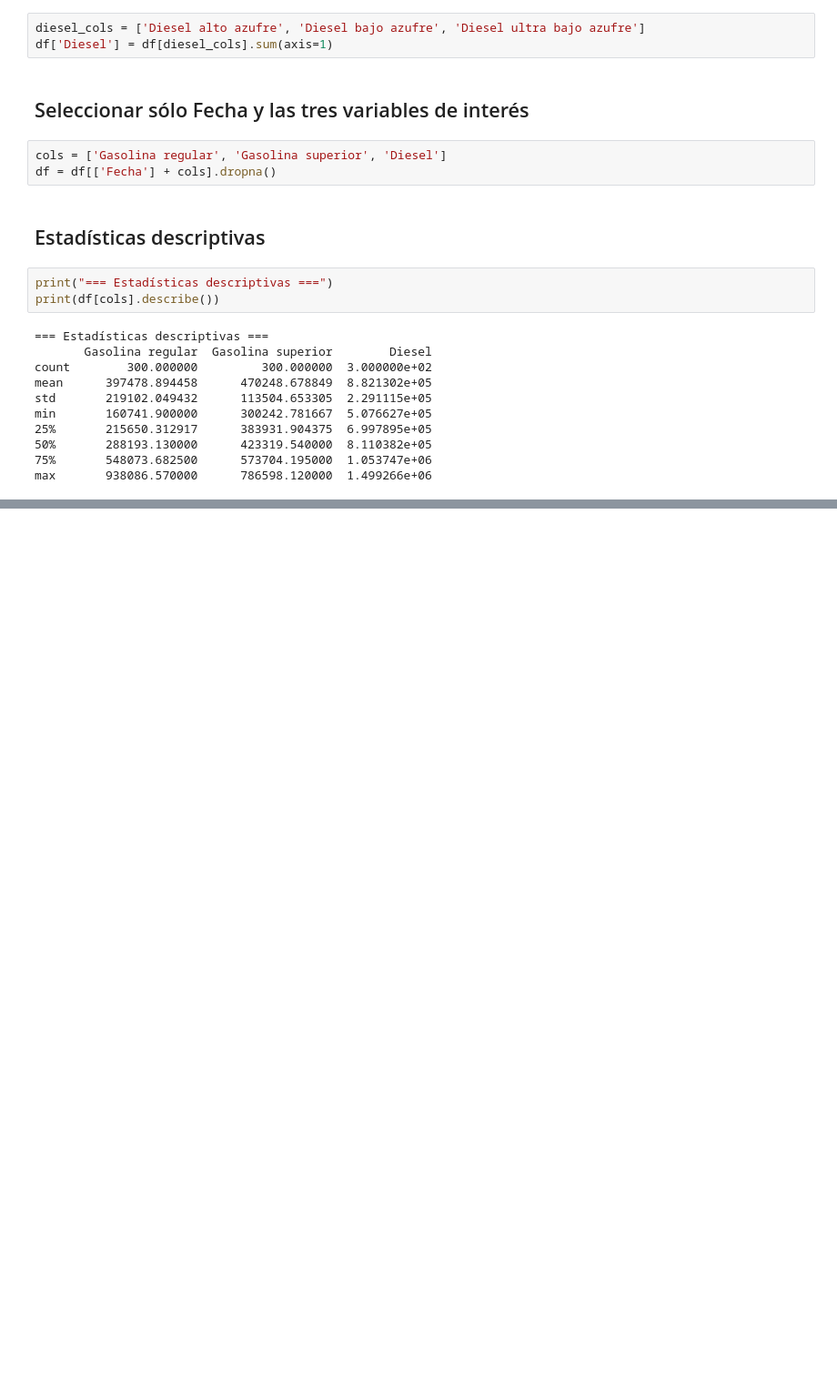
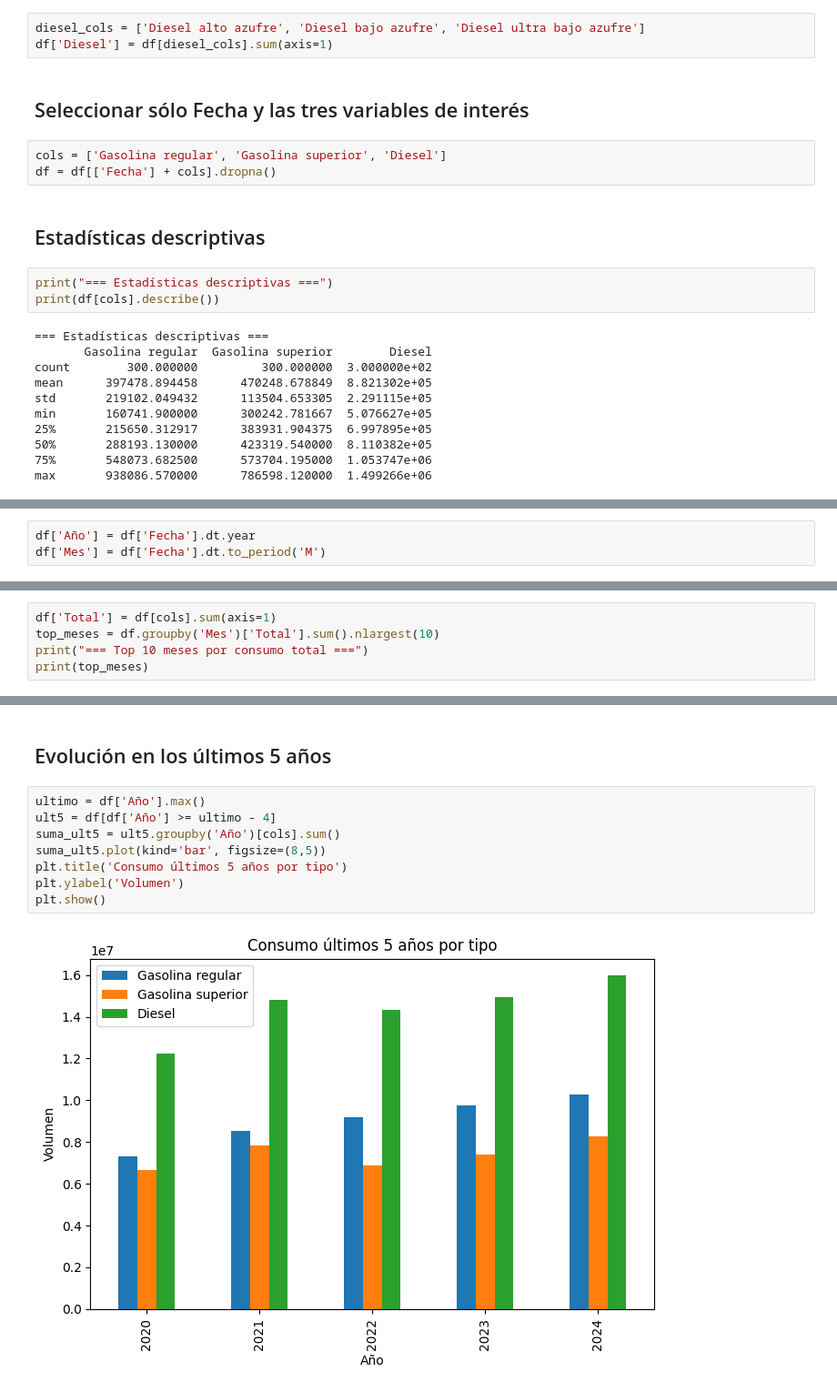
Before and after one commit to xtsebas/time_series, a Jupyter notebook: analisis_exploratorio.ipynb, the cells around one changed output, grey strips where cells are left out. Shown at 91% size. Drawn from its saved outputs; the diff is of its cells as text; blank space fills up the shorter version.

```diff
--- a/analisis_exploratorio.ipynb
+++ b/analisis_exploratorio.ipynb
@@ -83,0 +113,3 @@ max       938086.570000      786598.120000  1.499266e+06
+# %%
+df['Año'] = df['Fecha'].dt.year
+df['Mes'] = df['Fecha'].dt.to_period('M')
@@ -83,0 +118,5 @@ max       938086.570000      786598.120000  1.499266e+06
+# %%
+df['Total'] = df[cols].sum(axis=1)
+top_meses = df.groupby('Mes')['Total'].sum().nlargest(10)
+print("=== Top 10 meses por consumo total ===")
+print(top_meses)
@@ -83,0 +161,12 @@ max       938086.570000      786598.120000  1.499266e+06
+# %% [markdown]
+## Evolución en los últimos 5 años
+# %%
+ultimo = df['Año'].max()
+ult5 = df[df['Año'] >= ultimo - 4]
+suma_ult5 = ult5.groupby('Año')[cols].sum()
+suma_ult5.plot(kind='bar', figsize=(8,5))
+plt.title('Consumo últimos 5 años por tipo')
+plt.ylabel('Volumen')
+plt.show()
+# %% [output]
+[figure, added]
```
Also changed, not shown: parts of 9 cells of this notebook.
